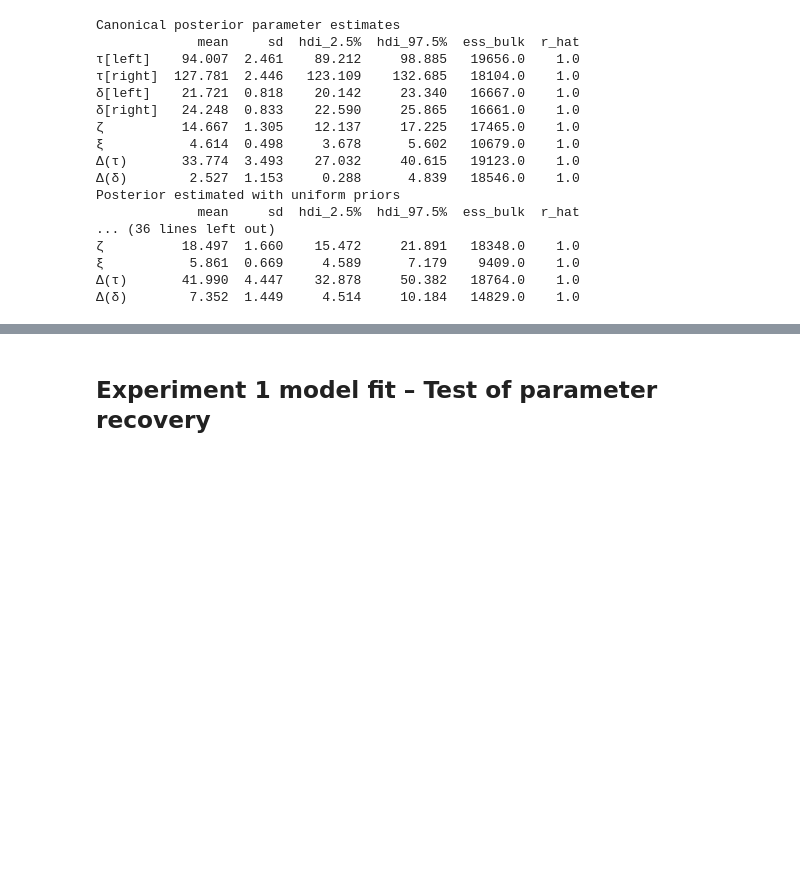
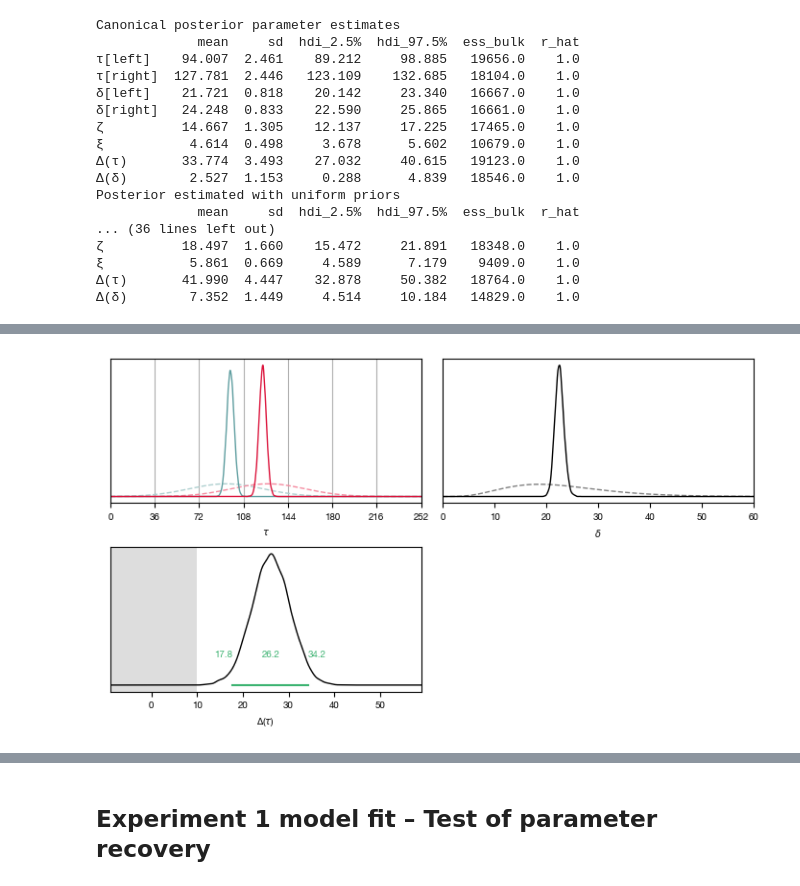
Before and after one commit to jwcarr/lexisense, a Jupyter notebook: notebook.ipynb, the cells around one changed output, grey strips where cells are left out. Cells and saved outputs as stored; diff of their text form; code cells hidden in the pictures; blank space fills up the shorter version.

```diff
--- a/notebook.ipynb
+++ b/notebook.ipynb
@@ -748,0 +859,10 @@ Posterior estimated with uniform priors
+# %%
+with Figure(n_cols=2, n_rows=2, width='double', height=100) as fig:
+    plots.plot_prior(fig[0,0], exp3, 'τ')
+    plots.plot_prior(fig[0,1], exp3, 'δ')
+    plots.plot_posterior(fig[0,0], exp3, 'τ')
+    plots.plot_posterior(fig[0,1], exp3, 'δ')
+    plots.plot_posterior_difference(fig[1,0], exp3, 'τ', hdi=0.95, rope=(-10, 10), xlim=(-9, 59))
+    plots.draw_letter_grid(fig[0,0], letter_width=36, n_letters=7)
+# %% [output]
+[figure, added]
```
Also changed, not shown: parts of 31 cells of this notebook.
